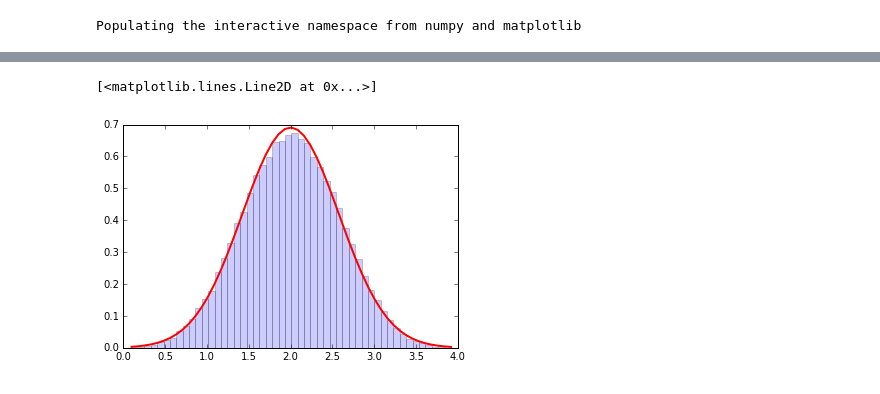
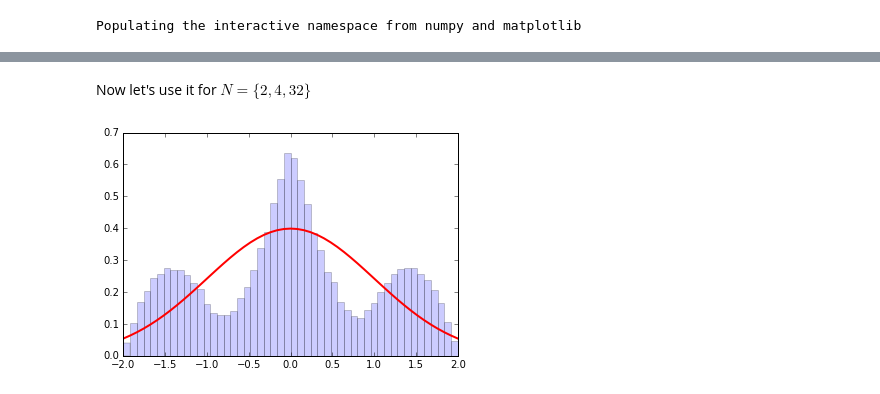
Before and after one commit to cranmer/intro-exp-phys-II, a Jupyter notebook: Central-Limit-Theorem.ipynb, the cells around one changed output, grey strips where cells are left out. Drawn from its saved outputs; the diff is of its cells as text; code cells hidden in the pictures.

```diff
--- a/Central-Limit-Theorem.ipynb
+++ b/Central-Limit-Theorem.ipynb
@@ -27,20 +107,24 @@ from scipy.stats import norm
 # %%
-N = 4
-n_samples = 100000
-q = np.zeros(n_samples)
-var_q = 0.
-mean_q = 0.
+def do_convolution(dist, N):
+    n_samples = 100000
+    q = np.zeros(n_samples)
+    var_q = 0.
+    mean_q = 0.
 
-for i in range(N):
-    q = q+dist.rvs(n_samples)
-    var_q = var_q + dist.std()**2
-    mean_q = mean_q + dist.mean()
+    for i in range(N):
+        q = q+dist.rvs(n_samples)
+        var_q = var_q + dist.std()**2
+        mean_q = mean_q + dist.mean()
 
-std_q = np.sqrt( var_q )
+    std_q = np.sqrt( var_q )
 
 
-counts, bins, patches = plt.hist(q,bins=50, normed=True, alpha=.2)
-plt.plot(bins, norm.pdf(bins,loc=mean_q, scale=std_q), lw=2, c='r')
+    counts, bins, patches = plt.hist(q,bins=50, normed=True, alpha=.2)
+    plt.plot(bins, norm.pdf(bins,loc=mean_q, scale=std_q), lw=2, c='r')
-# %% [output]
-[<matplotlib.lines.Line2D at 0x...>]
-[figure, removed]
+# %% [markdown]
+Now let's use it for $N=\{2,4,32\}$
+# %%
+dist = distributions.Dist_kc90()
+do_convolution(dist,2)
+# %% [output]
+[figure, added]
```
Also changed, not shown: parts of 29 cells of this notebook, 2 other files.
